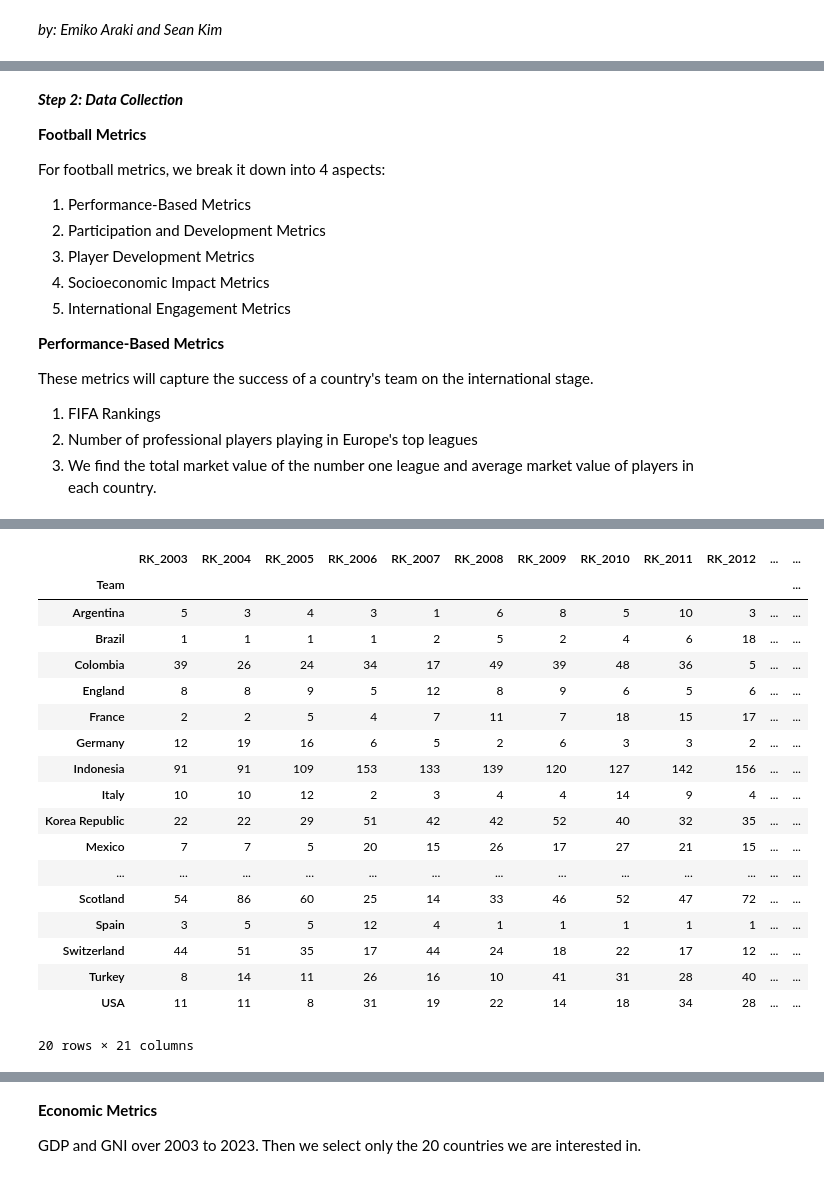
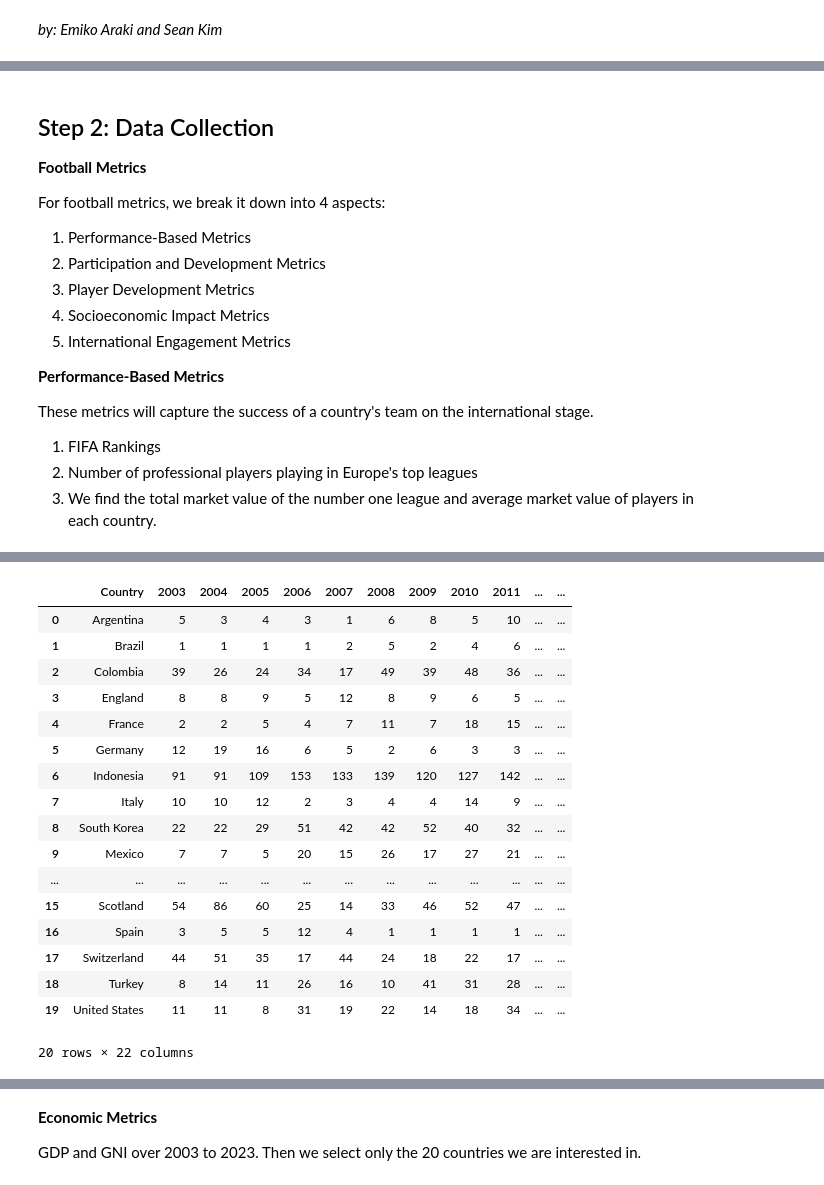
Before and after one commit to earaki/ECON323Project, a Jupyter notebook: Final Project/Final Project AraKim.ipynb, the cells around one changed output, grey strips where cells are left out. Cells and saved outputs as stored; diff of their text form; code cells hidden in the pictures.

```diff
--- a/Final Project/Final Project AraKim.ipynb
+++ b/Final Project/Final Project AraKim.ipynb
@@ -78,7 +78,7 @@ We decided to use the findings of this study as the metric for the countries whe
 
 We wanted to make sure that the criteria used to find the countries did not overlap with the criteria we were going to use for the following analysis.
 # %% [markdown]
-***Step 2: Data Collection***
+## Step 2: Data Collection
 
 **Football Metrics**
 
@@ -217,69 +217,69 @@ fifa_ranking_2003 = pd.read_csv('Data sets/Fifa Rankings (2010-2024)/FIFA Rankin
 fifa_ranking_2003['Team'] = fifa_ranking_2003['Team'].str.replace(r'[A-Z]{3}\s*https.*', '', regex=True)
 fifa_ranking_2003 = fifa_ranking_2003.drop(columns=['+/-', 'More'])
 # %%
-# Merging FIFA Ranking data by Teams and only keeping 'RK' column and certain countries
-
-# List of teams to filter
 filtered_teams = [
     "England", "Spain", "Germany", "Brazil", "Italy", "Argentina", "Mexico",
     "USA", "France", "Saudi Arabia", "Turkey", "Qatar", "Korea Republic",
     "Indonesia", "Colombia", "Portugal", "Netherlands", "Poland", "Scotland",
     "Switzerland"
 ]
 
 years = list(range(2003, 2023))
+
+# Initialize an empty list to store the yearly DataFrames
 dfs = []
 
+# Loop through each year and read the corresponding cleaned FIFA ranking data
 for year in years:
     file_path = f'Data sets/Fifa Rankings (2010-2024)/FIFA Ranking {year} Cleaned.csv'
     df = pd.read_csv(file_path)
-
     # Keep only the 'Team' and 'RK' columns
     df = df[['Team', 'RK']]
-
-    # Filter by the selected teams
+    # Filter by selected teams
     df = df[df['Team'].isin(filtered_teams)]
-
-    # Rename the 'RK' column to 'RK_{year}' to indicate the year
+    # Rename the 'RK' column to indicate the year
     df = df.rename(columns={'RK': f'RK_{year}'})
 
     # Append the dataframe to the list
     dfs.append(df)
 
-merged_df = dfs[0]
+# Merge all DataFrames from the list
+fifa_ranking_df = dfs[0]
 for df in dfs[1:]:
-    merged_df = pd.merge(merged_df, df, on='Team', how='outer')
+    fifa_ranking_df = pd.merge(fifa_ranking_df, df, on='Team', how='outer')
 
-merged_df.set_index('Team', inplace=True)
+# Load and merge 2023 rankings separately
+fifa_ranking_2023 = pd.read_csv('Data sets/Fifa Rankings (2010-2024)/FIFA Ranking 2023 Cleaned.csv')
+fifa_ranking_2023_filtered = fifa_ranking_2023[fifa_ranking_2023['Team'].isin(filtered_teams)]
+fifa_ranking_2023_filtered = fifa_ranking_2023_filtered[['Team', 'RK']].rename(columns={'RK': 'RK_2023'})
 
-# There was issues with merging the 2023 ranks so we had to do it individually
-fifa_ranking_2023_filtered = fifa_ranking_2023[fifa_ranking_2023['Team'].isin(filtered_teams)]
-fifa_ranking_2023_filtered = fifa_ranking_2023_filtered[['Team', 'RK']]
-fifa_ranking_2023_filtered = fifa_ranking_2023_filtered.rename(columns={'RK': 'RK_2023'})
-fifa_ranking_2023_filtered.set_index('Team', inplace=True)
-merged_df = pd.merge(merged_df, fifa_ranking_2023_filtered, left_index=True, right_index=True, how='left')
+fifa_ranking_df = pd.merge(fifa_ranking_df, fifa_ranking_2023_filtered, on='Team', how='left')
 
-merged_df = merged_df.astype('Int64', errors='ignore')
+# Clean up column names and adjust formatting
+fifa_ranking_df.columns = fifa_ranking_df.columns.str.replace('RK_', '')
+fifa_ranking_df = fifa_ranking_df.rename(columns={'Team': 'Country'})
+fifa_ranking_df["Country"] = fifa_ranking_df["Country"].replace("USA", "United States")  # Normalize country names
+fifa_ranking_df.reset_index(drop=True, inplace=True)
+fifa_ranking_df["Country"] = fifa_ranking_df["Country"].replace("Korea Republic", "South Korea")
 
-merged_df
+fifa_ranking_df
 # %% [output]
-|  | RK_2003 | RK_2004 | RK_2005 | RK_2006 | RK_2007 | RK_2008 | RK_2009 | RK_2010 | RK_2011 | RK_2012 | ... | ... |
-| Team |  |  |  |  |  |  |  |  |  |  |  | ... |
-| Argentina | 5 | 3 | 4 | 3 | 1 | 6 | 8 | 5 | 10 | 3 | ... | ... |
-| Brazil | 1 | 1 | 1 | 1 | 2 | 5 | 2 | 4 | 6 | 18 | ... | ... |
-| Colombia | 39 | 26 | 24 | 34 | 17 | 49 | 39 | 48 | 36 | 5 | ... | ... |
-| England | 8 | 8 | 9 | 5 | 12 | 8 | 9 | 6 | 5 | 6 | ... | ... |
-| France | 2 | 2 | 5 | 4 | 7 | 11 | 7 | 18 | 15 | 17 | ... | ... |
-| Germany | 12 | 19 | 16 | 6 | 5 | 2 | 6 | 3 | 3 | 2 | ... | ... |
-| Indonesia | 91 | 91 | 109 | 153 | 133 | 139 | 120 | 127 | 142 | 156 | ... | ... |
-| Italy | 10 | 10 | 12 | 2 | 3 | 4 | 4 | 14 | 9 | 4 | ... | ... |
-| Korea Republic | 22 | 22 | 29 | 51 | 42 | 42 | 52 | 40 | 32 | 35 | ... | ... |
-| Mexico | 7 | 7 | 5 | 20 | 15 | 26 | 17 | 27 | 21 | 15 | ... | ... |
+|  | Country | 2003 | 2004 | 2005 | 2006 | 2007 | 2008 | 2009 | 2010 | 2011 | ... | ... |
+| 0 | Argentina | 5 | 3 | 4 | 3 | 1 | 6 | 8 | 5 | 10 | ... | ... |
+| 1 | Brazil | 1 | 1 | 1 | 1 | 2 | 5 | 2 | 4 | 6 | ... | ... |
+| 2 | Colombia | 39 | 26 | 24 | 34 | 17 | 49 | 39 | 48 | 36 | ... | ... |
+| 3 | England | 8 | 8 | 9 | 5 | 12 | 8 | 9 | 6 | 5 | ... | ... |
+| 4 | France | 2 | 2 | 5 | 4 | 7 | 11 | 7 | 18 | 15 | ... | ... |
+| 5 | Germany | 12 | 19 | 16 | 6 | 5 | 2 | 6 | 3 | 3 | ... | ... |
+| 6 | Indonesia | 91 | 91 | 109 | 153 | 133 | 139 | 120 | 127 | 142 | ... | ... |
+| 7 | Italy | 10 | 10 | 12 | 2 | 3 | 4 | 4 | 14 | 9 | ... | ... |
+| 8 | South Korea | 22 | 22 | 29 | 51 | 42 | 42 | 52 | 40 | 32 | ... | ... |
+| 9 | Mexico | 7 | 7 | 5 | 20 | 15 | 26 | 17 | 27 | 21 | ... | ... |
 | ... | ... | ... | ... | ... | ... | ... | ... | ... | ... | ... | ... | ... |
-| Scotland | 54 | 86 | 60 | 25 | 14 | 33 | 46 | 52 | 47 | 72 | ... | ... |
-| Spain | 3 | 5 | 5 | 12 | 4 | 1 | 1 | 1 | 1 | 1 | ... | ... |
-| Switzerland | 44 | 51 | 35 | 17 | 44 | 24 | 18 | 22 | 17 | 12 | ... | ... |
-| Turkey | 8 | 14 | 11 | 26 | 16 | 10 | 41 | 31 | 28 | 40 | ... | ... |
-| USA | 11 | 11 | 8 | 31 | 19 | 22 | 14 | 18 | 34 | 28 | ... | ... |
+| 15 | Scotland | 54 | 86 | 60 | 25 | 14 | 33 | 46 | 52 | 47 | ... | ... |
+| 16 | Spain | 3 | 5 | 5 | 12 | 4 | 1 | 1 | 1 | 1 | ... | ... |
+| 17 | Switzerland | 44 | 51 | 35 | 17 | 44 | 24 | 18 | 22 | 17 | ... | ... |
+| 18 | Turkey | 8 | 14 | 11 | 26 | 16 | 10 | 41 | 31 | 28 | ... | ... |
+| 19 | United States | 11 | 11 | 8 | 31 | 19 | 22 | 14 | 18 | 34 | ... | ... |
-20 rows × 21 columns
+20 rows × 22 columns
 # %%
```
Also changed, not shown: parts of 11 cells of this notebook, 2 other files.
